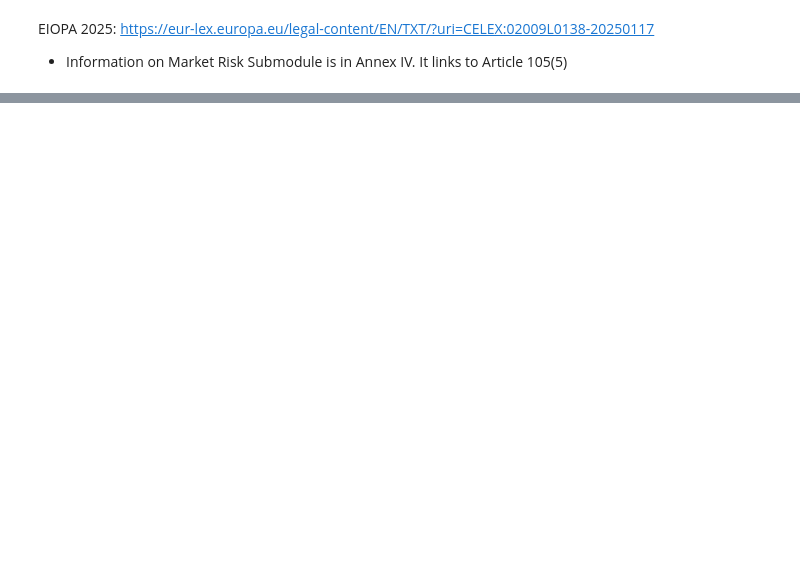
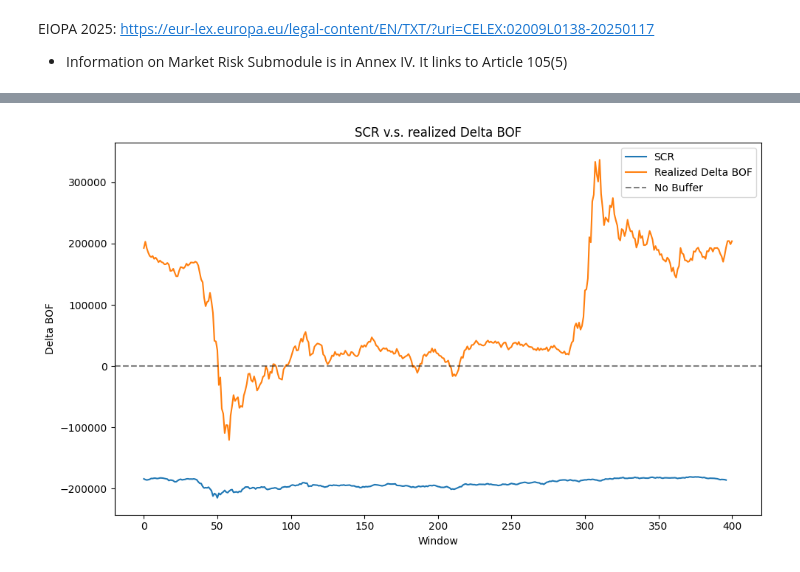
Before and after one commit to nickaskari/master-thesis, a Jupyter notebook: standard_formula/standard_formula.ipynb, the cells around one changed output, grey strips where cells are left out. Saved outputs shown, nothing was run; the diff lists cells and outputs as text; code cells hidden in the pictures; blank space fills up the shorter version.

```diff
--- a/standard_formula/standard_formula.ipynb
+++ b/standard_formula/standard_formula.ipynb
@@ -48,0 +71,3 @@ portfolio_data = {
+# %%
+eonia = historical_df.iloc[:, -1]
+bof_0 = assets_0 - liabilities_0
@@ -48,0 +207,17 @@ portfolio_data = {
+# %%
+plt.figure(figsize=(10, 6))
+plt.plot(scr_values, linestyle='-', label='SCR')
+plt.plot(realized_delta_bof_values_1, linestyle='-', label='Realized Delta BOF')
+
+# Add a vertical dashed line - you can change the position as needed
+plt.axhline(y=0, color='black', linestyle='--', label='No Buffer', alpha=0.5)
+
+plt.xlabel("Window")
+plt.ylabel("Delta BOF")
+plt.title("SCR v.s. realized Delta BOF")
+plt.grid(False)
+plt.tight_layout()
+plt.legend()
+plt.show()
+# %% [output]
+[figure, added]
```
Also changed, not shown: parts of 20 cells of this notebook, 2 other files.
